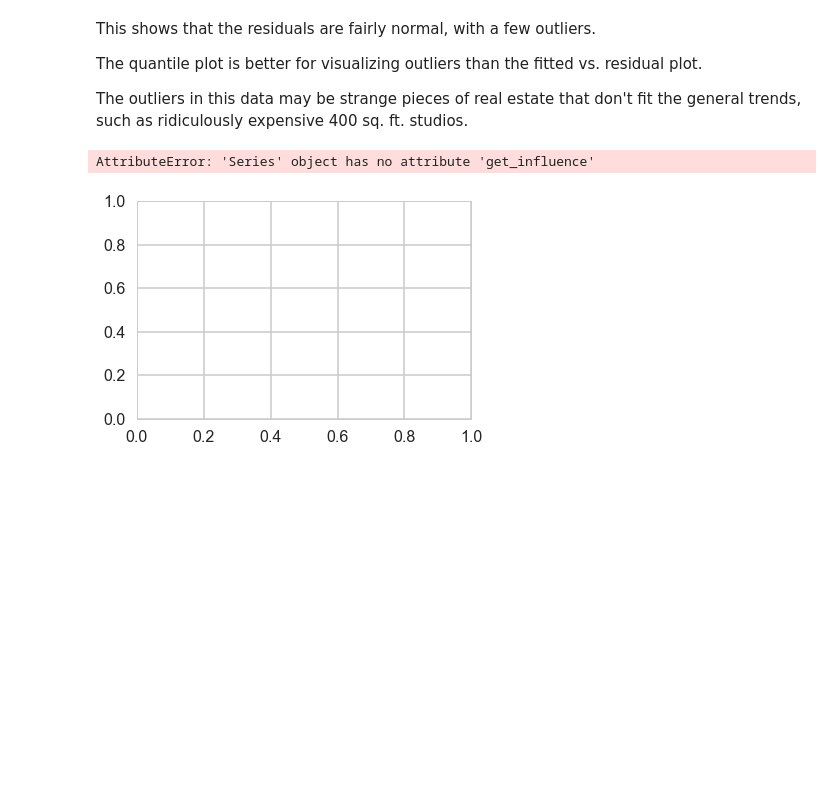
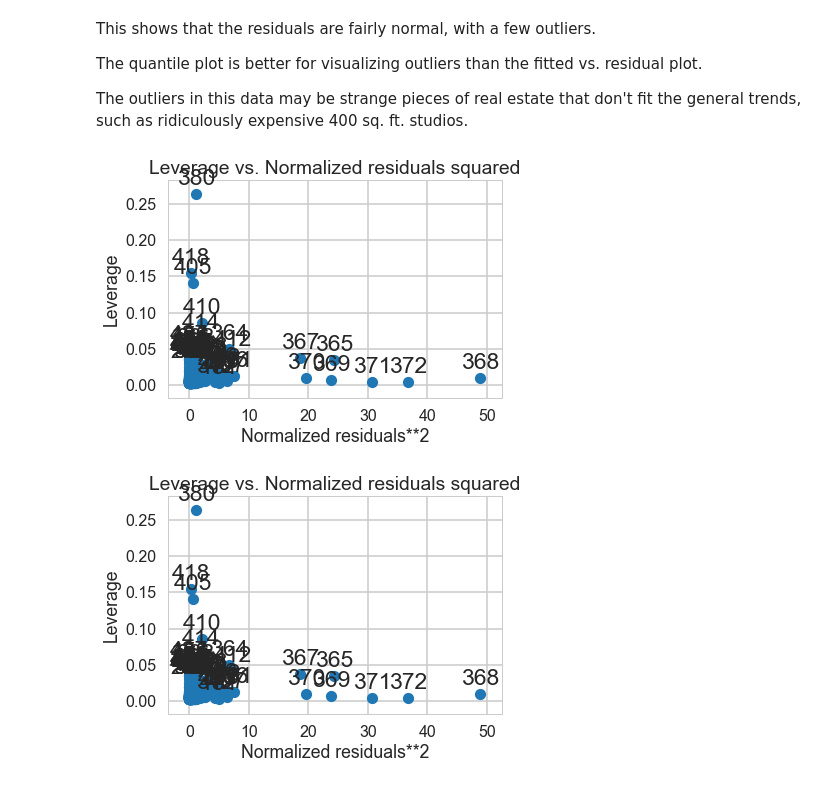
Before and after one commit to sarahrahrah/sprngbrd-mini-projects, a Jupyter notebook: Mini_Project_Linear_Regression.ipynb, the cells around one changed output. Cells and saved outputs as stored; diff of their text form; code cells hidden in the pictures; blank space fills up the shorter version.

```diff
--- a/Mini_Project_Linear_Regression.ipynb
+++ b/Mini_Project_Linear_Regression.ipynb
@@ -953,9 +953,3 @@ This shows that the residuals are fairly normal, with a few outliers.
 The quantile plot is better for visualizing outliers than the fitted vs. residual plot.
 
 The outliers in this data may be strange pieces of real estate that don't fit the general trends, such as ridiculously expensive 400 sq. ft. studios.
-# %%
-from statsmodels.graphics.regressionplots import *
-plot_leverage_resid2(model3.fittedvalues)
-# %% [output]
-AttributeError: 'Series' object has no attribute 'get_influence'
-[figure, removed]
@@ -964,0 +956,10 @@ big_residuals = bos[bos.RESID > 20]
+# %%
+from statsmodels.graphics.regressionplots import *
+import statsmodels.formula.api as smf
+
+
+results = smf.ols('PRICE ~ CRIM + RM + PTRATIO + B + NOX',data=bos).fit()
+sm.graphics.plot_leverage_resid2(results)
+# %% [output]
+[figure, added]
+[figure, added]
```
Also changed, not shown: parts of 8 cells of this notebook.
